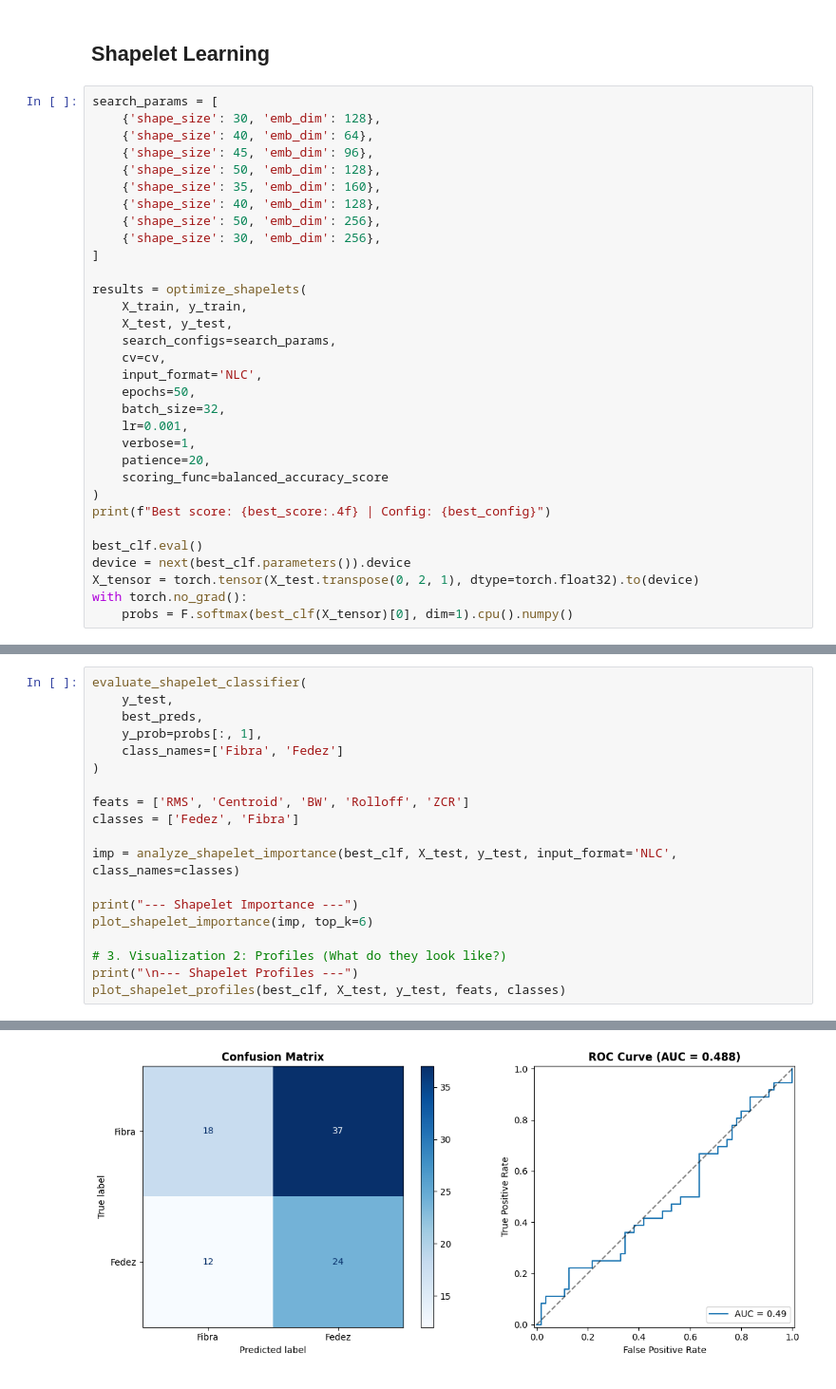
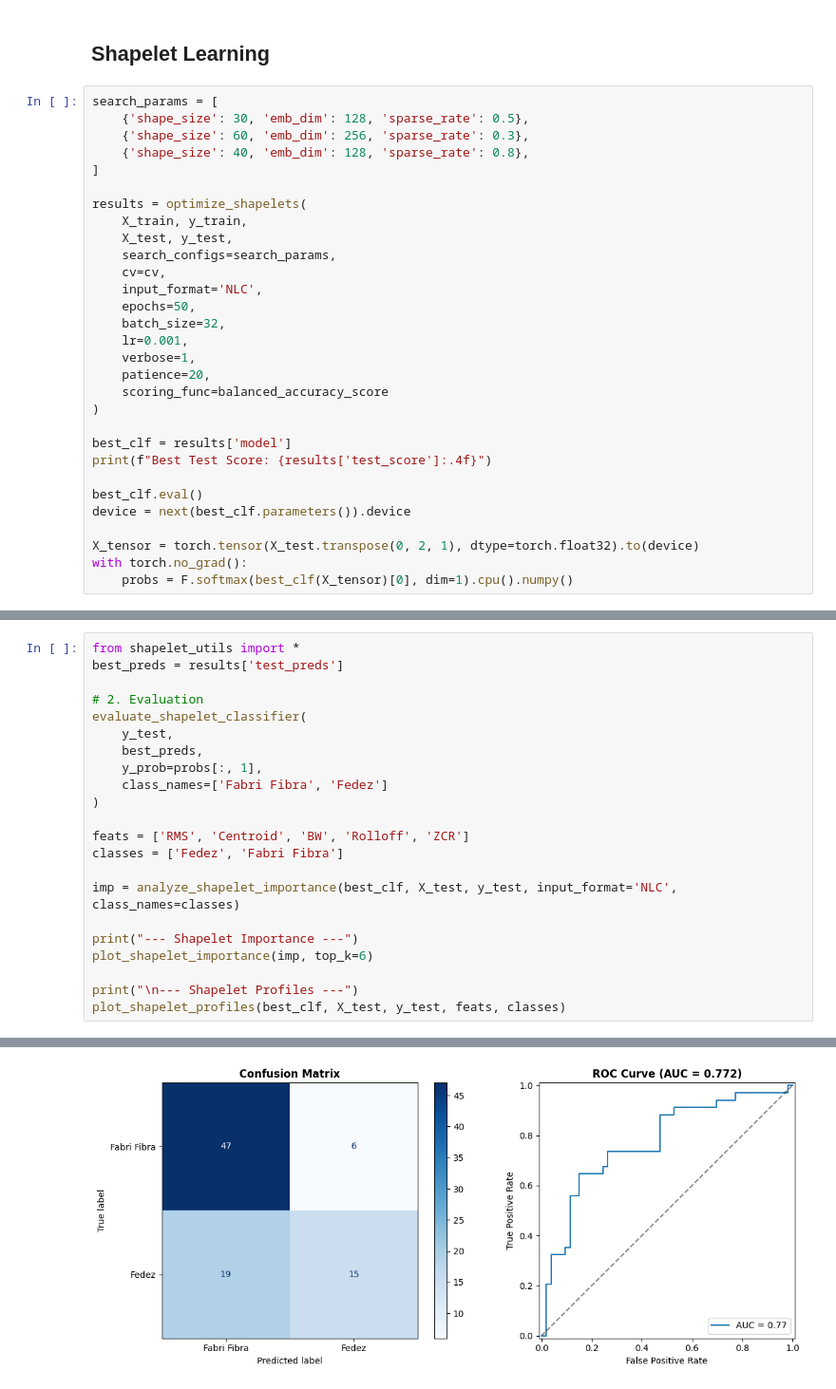
Before and after one commit to abderrahmane-salmi/UNIPI-Data-Mining-Project, a Jupyter notebook: task4/shapelet_analisys.ipynb, the cells around one changed output, grey strips where cells are left out. Shown at 95% size. Drawn from its saved outputs; the diff is of its cells as text.

```diff
--- a/task4/shapelet_analisys.ipynb
+++ b/task4/shapelet_analisys.ipynb
@@ -602,14 +602,9 @@ weighted avg       0.63      0.63      0.63        87
 ## Shapelet Learning
 # %%
 search_params = [
-    {'shape_size': 30, 'emb_dim': 128},
-    {'shape_size': 40, 'emb_dim': 64},
-    {'shape_size': 45, 'emb_dim': 96},
-    {'shape_size': 50, 'emb_dim': 128},
-    {'shape_size': 35, 'emb_dim': 160},
-    {'shape_size': 40, 'emb_dim': 128},
-    {'shape_size': 50, 'emb_dim': 256},
-    {'shape_size': 30, 'emb_dim': 256},
+    {'shape_size': 30, 'emb_dim': 128, 'sparse_rate': 0.5},
+    {'shape_size': 60, 'emb_dim': 256, 'sparse_rate': 0.3},
+    {'shape_size': 40, 'emb_dim': 128, 'sparse_rate': 0.8},
 ]
 
 results = optimize_shapelets(
@@ -625,10 +620,13 @@ results = optimize_shapelets(
     patience=20,
     scoring_func=balanced_accuracy_score
 )
-print(f"Best score: {best_score:.4f} | Config: {best_config}")
+
+best_clf = results['model']
+print(f"Best Test Score: {results['test_score']:.4f}")
 
 best_clf.eval()
 device = next(best_clf.parameters()).device
+
 X_tensor = torch.tensor(X_test.transpose(0, 2, 1), dtype=torch.float32).to(device)
 with torch.no_grad():
     probs = F.softmax(best_clf(X_tensor)[0], dim=1).cpu().numpy()
@@ -654,20 +650,23 @@ ValueError: too many values to unpack (expected 4)
 # %%
+from shapelet_utils import *
+best_preds = results['test_preds']
+
+# 2. Evaluation
 evaluate_shapelet_classifier(
     y_test,
     best_preds,
     y_prob=probs[:, 1],
-    class_names=['Fibra', 'Fedez']
+    class_names=['Fabri Fibra', 'Fedez']
 )
 
 feats = ['RMS', 'Centroid', 'BW', 'Rolloff', 'ZCR']
-classes = ['Fedez', 'Fibra']
+classes = ['Fedez', 'Fabri Fibra']
 
 imp = analyze_shapelet_importance(best_clf, X_test, y_test, input_format='NLC', class_names=classes)
 
 print("--- Shapelet Importance ---")
 plot_shapelet_importance(imp, top_k=6)
 
-# 3. Visualization 2: Profiles (What do they look like?)
 print("\n--- Shapelet Profiles ---")
 plot_shapelet_profiles(best_clf, X_test, y_test, feats, classes)
 # %% [output]
@@ -692 +691 @@ weighted avg       0.52      0.46      0.45        91
-[figure, old version]
+[figure, new version]
```
Also changed, not shown: parts of 3 cells of this notebook, 2 other files.
